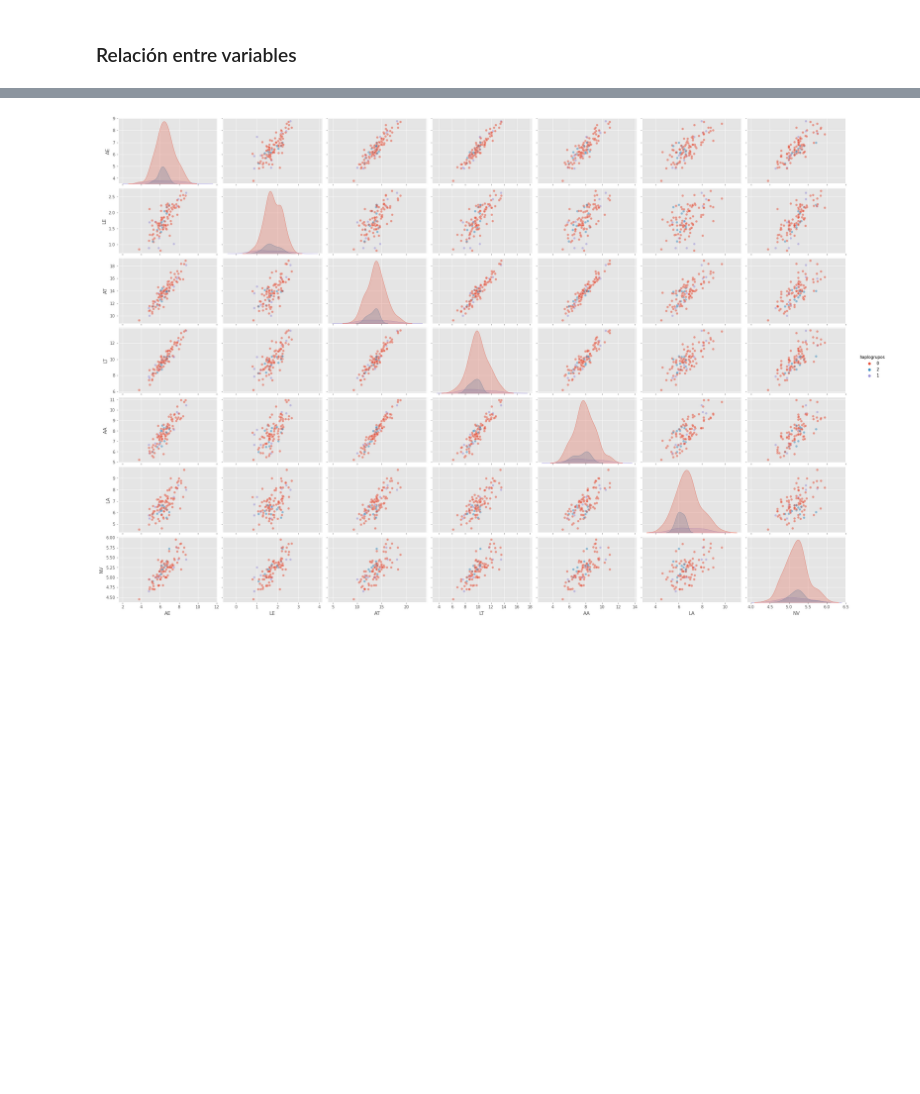
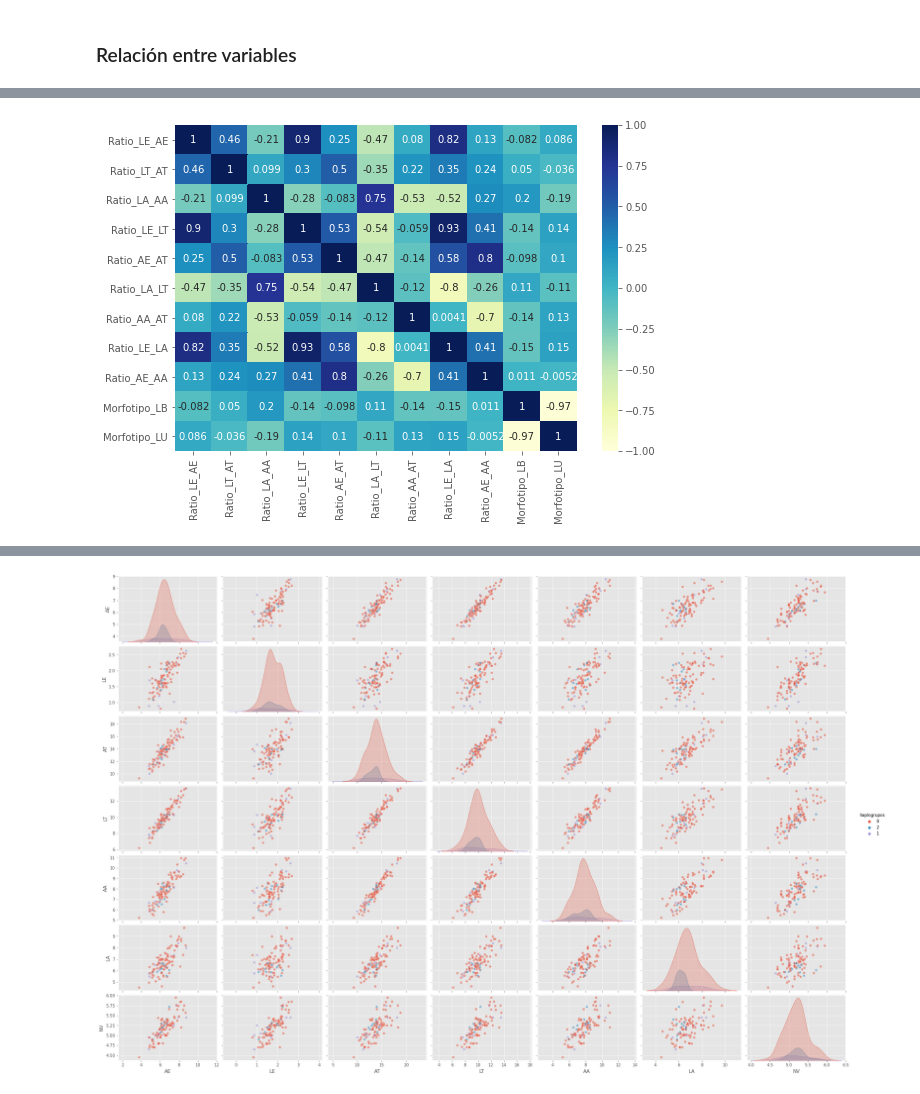
Before and after one commit to szl30n/ProyectosDHDS, a Jupyter notebook: TP4/notebooks/Borrador Mae 01SEP.ipynb, the cells around one changed output, grey strips where cells are left out. Saved outputs shown, nothing was run; the diff lists cells and outputs as text; code cells hidden in the pictures; blank space fills up the shorter version.

```diff
--- a/TP4/notebooks/Borrador Mae 01SEP.ipynb
+++ b/TP4/notebooks/Borrador Mae 01SEP.ipynb
@@ -205,0 +207,5 @@ _print_matriz_correlacion(data.iloc[2:9,2:9].corr())
+# %%
+#variables originales del dataset
+_print_matriz_correlacion(data[Ratios].corr())
+# %% [output]
+[figure, added]
```
Also changed, not shown: parts of 8 cells of this notebook.
